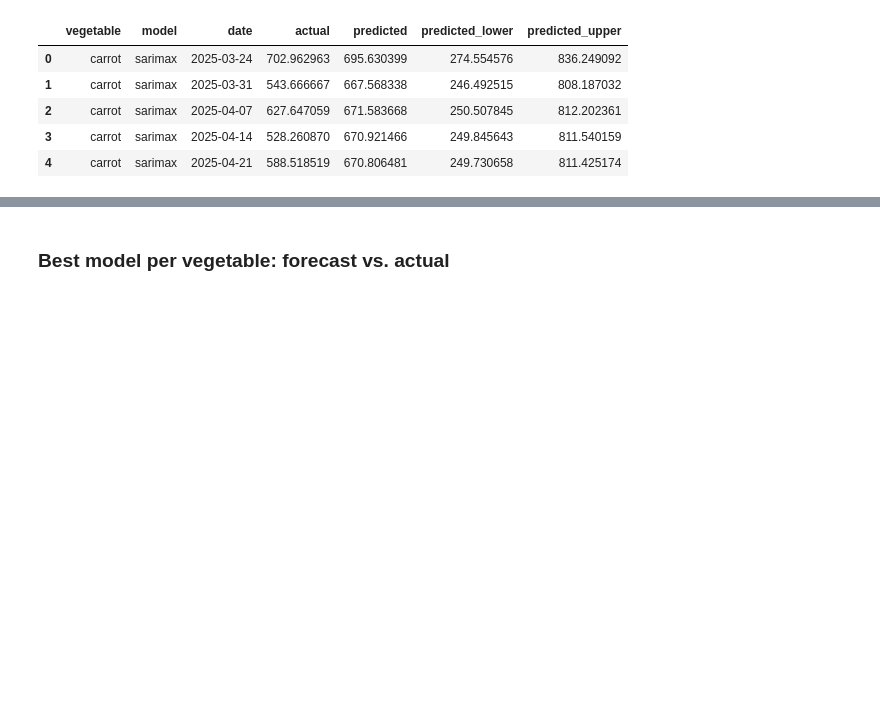
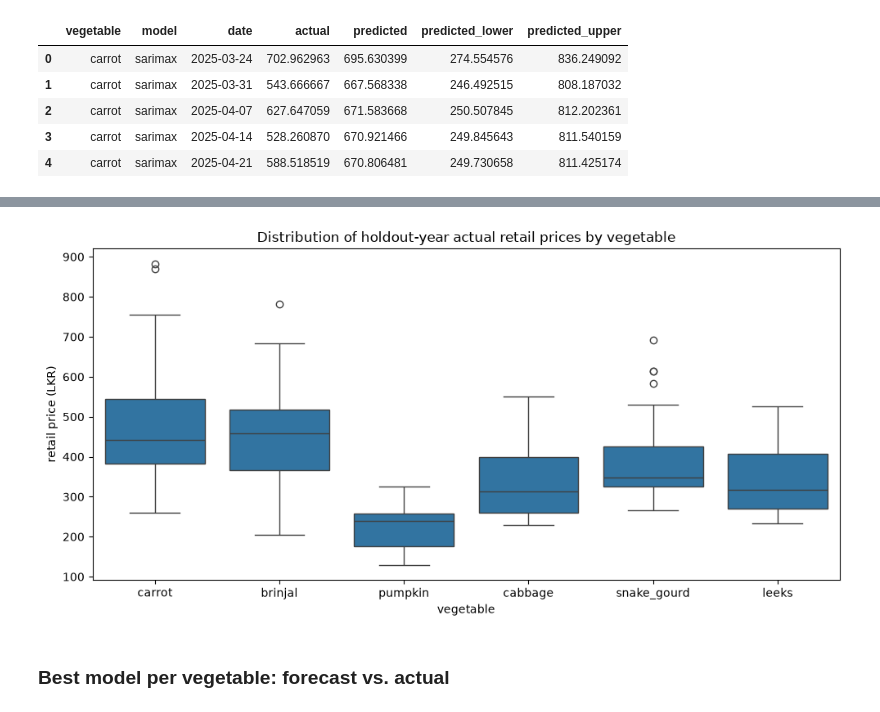
Before and after one commit to ZeroWillHero/vege-predict, a Jupyter notebook: notebooks/03_model_results.ipynb, the cells around one changed output, grey strips where cells are left out. Cells and saved outputs as stored; diff of their text form; code cells hidden in the pictures; blank space fills up the shorter version.

```diff
--- a/notebooks/03_model_results.ipynb
+++ b/notebooks/03_model_results.ipynb
@@ -146,0 +154,4 @@ predictions.head()
+# %%
+actual_prices = predictions.drop_duplicates(subset=['vegetable', 'date'])[['vegetable', 'actual']]
+desc_stats = actual_prices.groupby('vegetable')['actual'].describe().round(1)
+desc_stats
@@ -147,3 +167,11 @@ predictions.head()
+# %%
+fig, ax = plt.subplots(figsize=(10, 5))
+sns.boxplot(data=actual_prices, x='vegetable', y='actual', ax=ax)
+ax.set_title('Distribution of holdout-year actual retail prices by vegetable')
+ax.set_ylabel('retail price (LKR)')
+plt.tight_layout(); plt.show()
+# %% [output]
+[figure, added]
 # %% [markdown]
 ### Best model per vegetable: forecast vs. actual
 # %%
```
Also changed, not shown: parts of 9 cells of this notebook, 3 other files.
